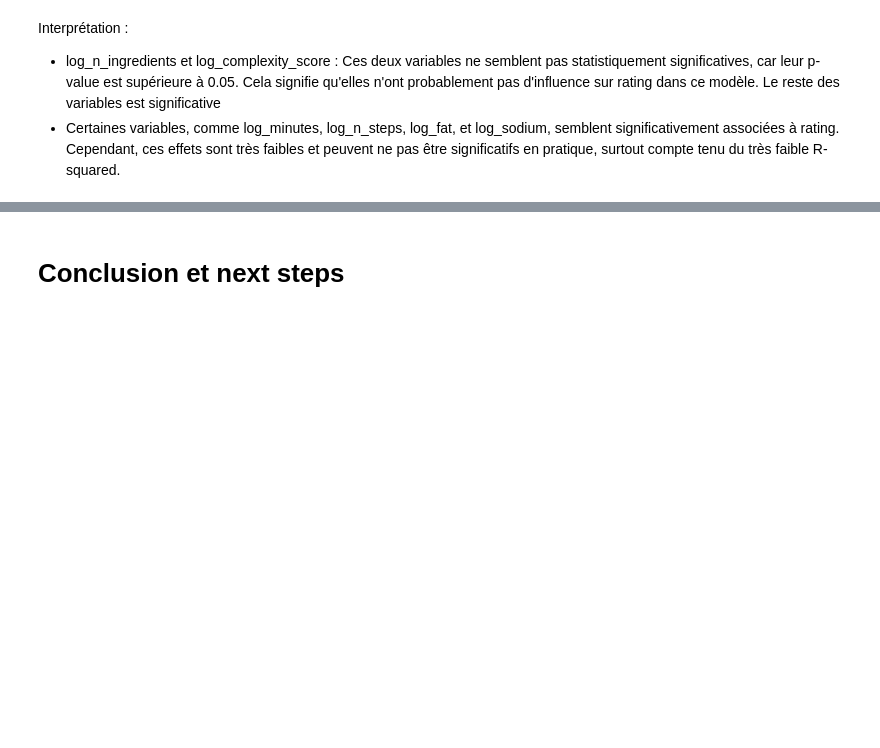
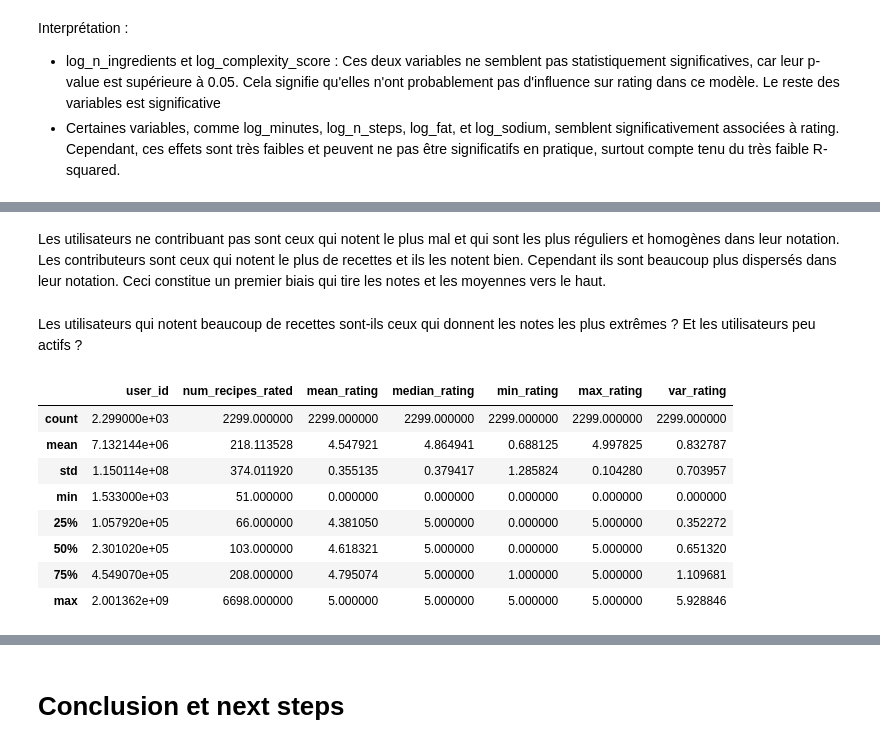
Before and after one commit to romainDonne22/cookproject, a Jupyter notebook: rating_recipe_correlation_analysis.ipynb, the cells around one changed output, grey strips where cells are left out. Drawn from its saved outputs; the diff is of its cells as text; code cells hidden in the pictures; blank space fills up the shorter version.

```diff
--- a/rating_recipe_correlation_analysis.ipynb
+++ b/rating_recipe_correlation_analysis.ipynb
@@ -1761,0 +1803,22 @@ Le modèle linéaire semble inadapté pour expliquer rating de manière signific
+# %% [markdown]
+Les utilisateurs ne contribuant pas sont ceux qui notent le plus mal et qui sont les plus réguliers et homogènes dans leur notation.
+Les contributeurs sont ceux qui notent le plus de recettes et ils les notent bien. Cependant ils sont beaucoup plus dispersés dans leur notation.
+Ceci constitue un premier biais qui tire les notes et les moyennes vers le haut.
+# %% [markdown]
+Les utilisateurs qui notent beaucoup de recettes sont-ils ceux qui donnent les notes les plus extrêmes ? Et les utilisateurs peu actifs ?
+# %%
+# Définir un seuil pour les utilisateurs actifs (par exemple, > 50 recettes notées)
+active_users = user_profiles[user_profiles['num_recipes_rated'] > 50]
+
+# Statistiques sur les notes minimales et maximales pour ces utilisateurs
+active_users.describe()
+# %% [output]
+|  | user_id | num_recipes_rated | mean_rating | median_rating | min_rating | max_rating | var_rating |
+| count | 2.299000e+03 | 2299.000000 | 2299.000000 | 2299.000000 | 2299.000000 | 2299.000000 | 2299.000000 |
+| mean | 7.132144e+06 | 218.113528 | 4.547921 | 4.864941 | 0.688125 | 4.997825 | 0.832787 |
+| std | 1.150114e+08 | 374.011920 | 0.355135 | 0.379417 | 1.285824 | 0.104280 | 0.703957 |
+| min | 1.533000e+03 | 51.000000 | 0.000000 | 0.000000 | 0.000000 | 0.000000 | 0.000000 |
+| 25% | 1.057920e+05 | 66.000000 | 4.381050 | 5.000000 | 0.000000 | 5.000000 | 0.352272 |
+| 50% | 2.301020e+05 | 103.000000 | 4.618321 | 5.000000 | 0.000000 | 5.000000 | 0.651320 |
+| 75% | 4.549070e+05 | 208.000000 | 4.795074 | 5.000000 | 1.000000 | 5.000000 | 1.109681 |
+| max | 2.001362e+09 | 6698.000000 | 5.000000 | 5.000000 | 5.000000 | 5.000000 | 5.928846 |
```
Also changed, not shown: parts of 35 cells of this notebook.
